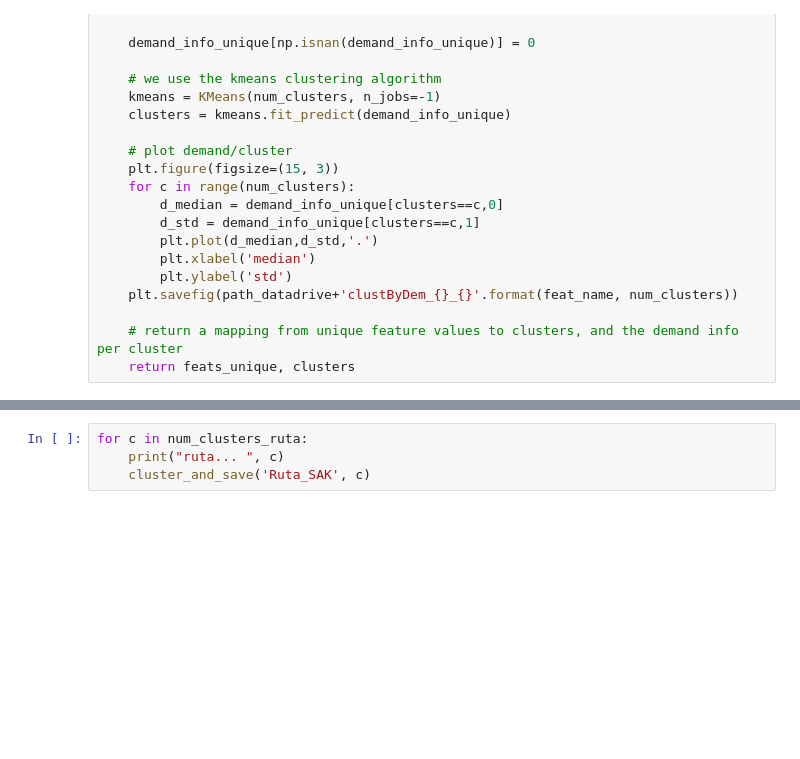
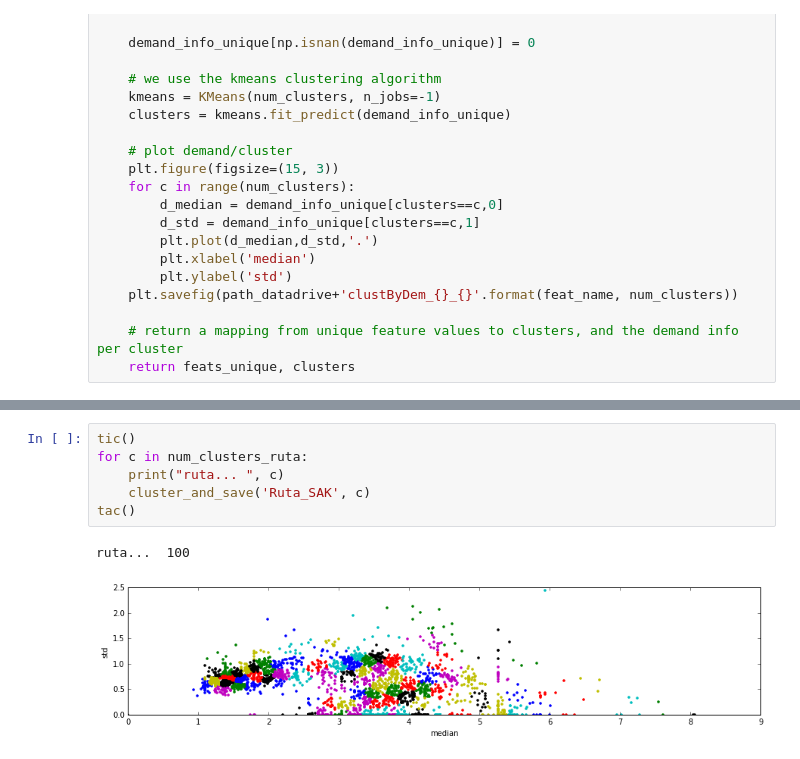
Before and after one commit to pablomarin/kaggle-bimbo, a Jupyter notebook: Clusters_by_Demand.ipynb, the cells around one changed output, grey strips where cells are left out. Drawn from its saved outputs; the diff is of its cells as text; blank space fills up the shorter version.

```diff
--- a/Clusters_by_Demand.ipynb
+++ b/Clusters_by_Demand.ipynb
@@ -234,4 +259,9 @@ for c in num_clusters_agencia:
 # %%
+tic()
 for c in num_clusters_ruta:
     print("ruta... ", c)
     cluster_and_save('Ruta_SAK', c)
+tac()
+# %% [output]
+ruta...  100
+[figure, added]
```
Also changed, not shown: parts of 26 cells of this notebook, 2 other files.
